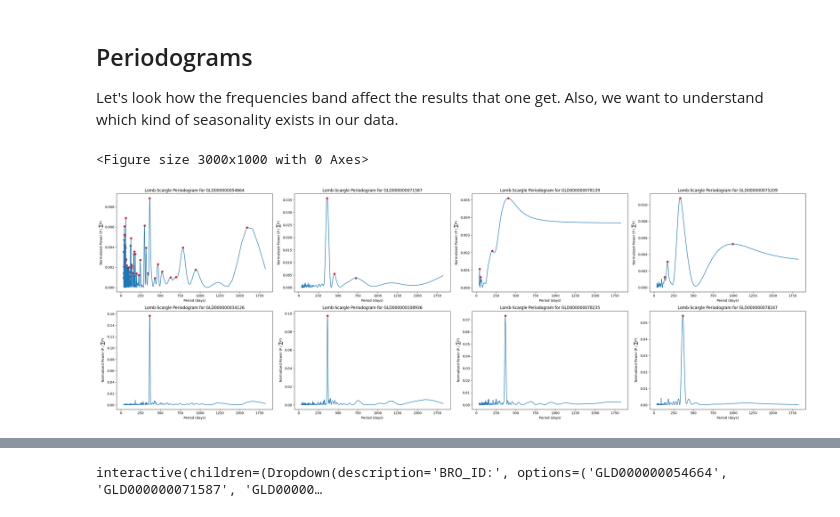
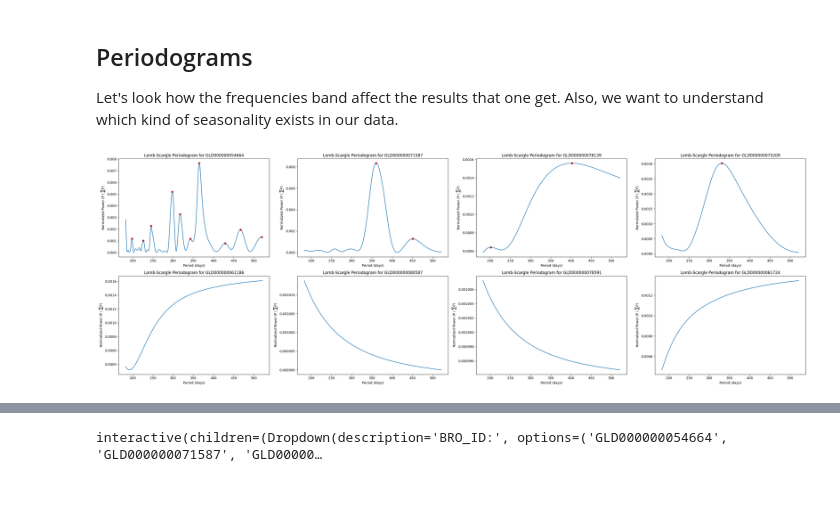
Before and after one commit to luisaforozco/exploration_gw_time_series, a Jupyter notebook: notebooks/methods/periodogram.ipynb, the cells around one changed output, grey strips where cells are left out. Saved outputs shown, nothing was run; the diff lists cells and outputs as text; code cells hidden in the pictures.

```diff
--- a/notebooks/methods/periodogram.ipynb
+++ b/notebooks/methods/periodogram.ipynb
@@ -18,12 +19,12 @@ import matplotlib.pyplot as plt
 from scipy.signal import lombscargle, find_peaks
 # %%
 # frequency band: time in days to make it more understandable.
-freq = np.linspace(0.2/365, 10/365, 1000) #(cycles per day) / 365 to convert to cycles per year
+#freq = np.linspace(0.2/365, 10/365, 1000) #(cycles per day) / 365 to convert to cycles per year
+freq = np.linspace(0.7/365, 2/365, 1000)
 freq_angular = 2 * np.pi * freq  # angular frequencies that's how the function requires it)
-num_peaks = 3  # number of peaks to detect
+k_peaks = 3  # number of peaks to detect
 # %%
 # Loop trough the data
-plt.figure(figsize=(30, 10))
 num_plots = 4
 p, p_no_pgram = 0, 0
 fig, axes = plt.subplots(2, num_plots, figsize=(30, 10))
@@ -41,40 +42,40 @@ for i, gld in enumerate(data_obs.keys()):
 
     # Peak detection
     peaks, _ = find_peaks(pgram, height=p_max*0.1)  # peaks higher than 10% of max
     peak_periods = 1 / freq[peaks]
-    if len(peaks) >= num_peaks: # skip periodograms with no power (no seasonality)
+    num_peaks = len(peaks)
+    if num_peaks > 0: # > 0 skip periodograms with no power (no seasonality)
         order = np.argsort(pgram[peaks])[::-1]
         row = {'GLD': gld}
-        for k, j in enumerate(order[:num_peaks]):
+        row['dominance'] = p_norm[order[0]] / (p_norm[order[:min(5, num_peaks)]].sum() + 1e-12)
+        row['num_peaks'] = num_peaks
+        for k, j in enumerate(order[:k_peaks]):
             #print(f"{gld} Peak: period = {peak_periods[j]:.1f} days, power = {pgram[peaks[j]]:.3f}, normalized power: {p_norm[peaks[j]]:.3f}")
             row[f'period_{k+1}'] = peak_periods[j] # period (days)
             row[f'p_norm_peak_{k+1}'] = p_norm[peaks[j]]
             row[f'p_rel_peak_{k+1}'] = p_rel[peaks[j]]
-        row['dominance'] = p_norm[order[0]] / (p_norm[order[:min(5, len(order))]].sum() + 1e-12)
         pgram_data.append(row)
 
         if p < num_plots:
             ax = axes[0, p]
             p += 1
             ax.scatter(peak_periods, p_norm[peaks], color='r', s=30, label='peaks')
             ax.plot(1/freq, p_norm)
             ax.set_title(f'Lomb-Scargle Periodogram for {gld}')
             ax.set_xlabel('Period (days)')
             ax.set_ylabel('Normalized Power (P / $\\sum{P}$)')
-    elif len(peaks) < 2:
+    else:
         if p_no_pgram < num_plots:
             ax = axes[1, p_no_pgram]
             p_no_pgram += 1
             ax.scatter(peak_periods, p_norm[peaks], color='r', s=30, label='peaks')
             ax.plot(1/freq, p_norm)
             ax.set_title(f'Lomb-Scargle Periodogram for {gld}')
             ax.set_xlabel('Period (days)')
             ax.set_ylabel('Normalized Power (P / $\\sum{P}$)')
-
 plt.tight_layout();
 # %% [output]
-<Figure size 3000x1000 with 0 Axes>
-[figure, old version]
+[figure, new version]
 # %%
 pgram_df = pd.DataFrame(pgram_data).set_index('GLD')
 pgram_df.head()
```
Also changed, not shown: parts of 16 cells of this notebook, 1 other file.
